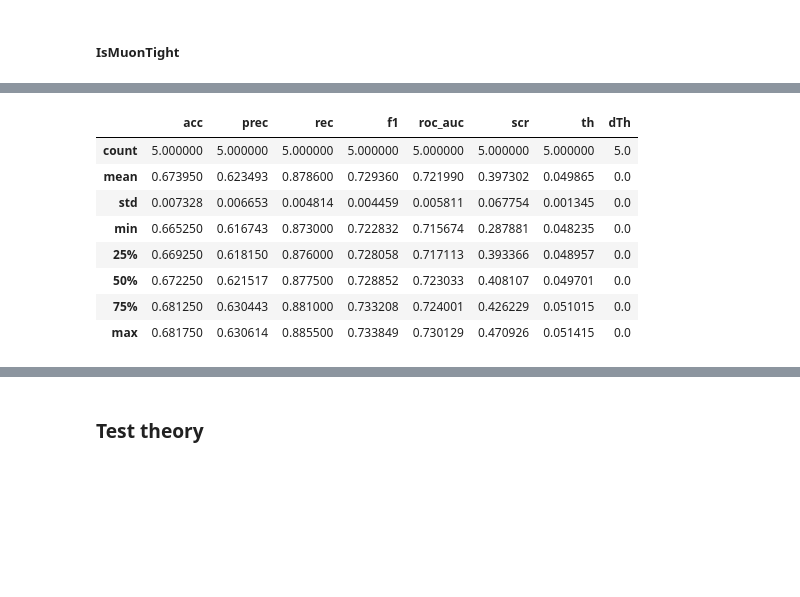
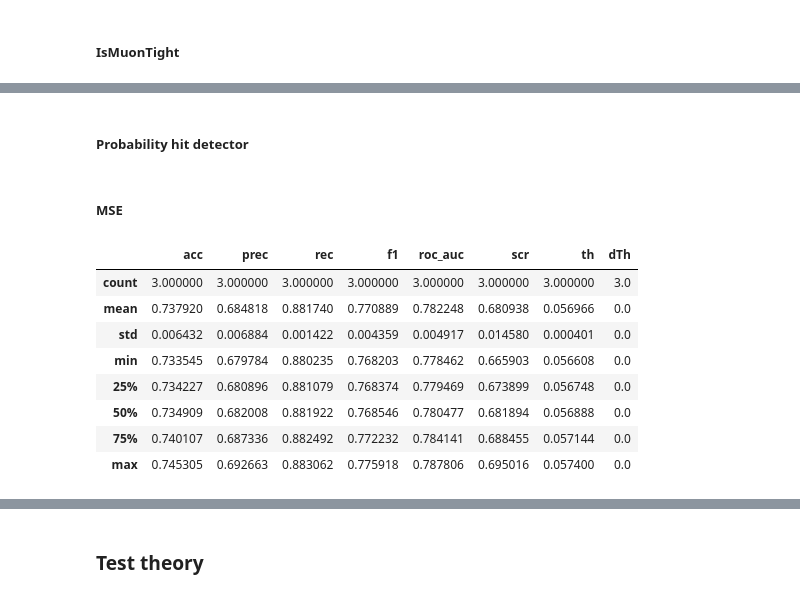
Before and after one commit to almaslov/idao2019, a Jupyter notebook: 05_scratches.ipynb, the cells around one changed output, grey strips where cells are left out. Drawn from its saved outputs; the diff is of its cells as text; code cells hidden in the pictures; blank space fills up the shorter version.

```diff
--- a/05_scratches.ipynb
+++ b/05_scratches.ipynb
@@ -146,7 +146,7 @@ def fit(train):
     transformer = DataTransformer().fit(train)
     train = transformer.transform(train)
 
-    estimator = xgb.XGBClassifier(n_estimators=100, n_jobs=3)
+    estimator = xgb.XGBClassifier(n_estimators=60, n_jobs=3)
     estimator.fit(train.values, target_train.label.values, sample_weight=target_train.weight.values, eval_metric=scoring.rejection90_sklearn)
     return transformer, estimator
 
@@ -299,36 +298,67 @@ SyntaxError: invalid syntax (<ipython-input-251-a2c32ad0f72d>, line 5)
+# %% [markdown]
+##### Probability hit detector
+# %%
+def add_probability_hit_detector(data, features):
+    p = data[mom_cols[0]].values
+
+    def prob(i):
+        alpha = (0.0260, 0.0021, 0.0015, 0.0008)
+        beta = (2040., 2387., 3320., 3903.)
+        t = (alpha[i] * (p - beta[i]))**(i+1)
+        return t / (1 + t)
+
+    for i in range(4):
+        data.loc[:, prob_hit_detector_cols[i]] = prob(i)
+
+    features += prob_hit_detector_cols
+    return data
+# %% [markdown]
+##### MSE
+# %%
+def add_mse(data, features):
+    dx = data.loc[:, x_cols + y_cols].values - data.loc[:, ex_cols + ey_cols].values
+    D = np.mean(dx**2, axis=1)
+
+    data.loc[:, err_cols[0]] = D
+    features += [err_cols[0]]
+    return data
 # %%
+%%time
 from sklearn.base import TransformerMixin
 
 class DataTransformer(TransformerMixin):
     def __init__(self, *featurizers):
         self.featurizers = featurizers
 
     def fit(self, data, y=None):
 #         self.pca_model = pca_fit(data)
         return self
 
     def transform(self, data):
         data = data.copy()
-        features = [] + coord_cols
+        features = [] + mom_cols + hit_type_cols + coord_cols + ecoord_cols
 
 #         pca_transform(self.pca_model, data, features)
-#         add_coses(data, features)
+#         add_is_muon_tight(data, features)
+        add_coses(data, features)
+        add_probability_hit_detector(data, features)
+        add_mse(data, features)
 
         if features:
             data = data.loc[:, features]
         else:
             data = data.drop(utils.TRAIN_COLUMNS, axis=1)
         return data
 
-df_scores = cross_validate(train, n_splits=5, n_rows=20000)
+df_scores = cross_validate(train, n_splits=3, n_rows=100000)
 display(df_scores.describe())
 # %% [output]
 |  | acc | prec | rec | f1 | roc_auc | scr | th | dTh |
-| count | 5.000000 | 5.000000 | 5.000000 | 5.000000 | 5.000000 | 5.000000 | 5.000000 | 5.0 |
-| mean | 0.673950 | 0.623493 | 0.878600 | 0.729360 | 0.721990 | 0.397302 | 0.049865 | 0.0 |
-| std | 0.007328 | 0.006653 | 0.004814 | 0.004459 | 0.005811 | 0.067754 | 0.001345 | 0.0 |
-| min | 0.665250 | 0.616743 | 0.873000 | 0.722832 | 0.715674 | 0.287881 | 0.048235 | 0.0 |
-| 25% | 0.669250 | 0.618150 | 0.876000 | 0.728058 | 0.717113 | 0.393366 | 0.048957 | 0.0 |
-| 50% | 0.672250 | 0.621517 | 0.877500 | 0.728852 | 0.723033 | 0.408107 | 0.049701 | 0.0 |
-| 75% | 0.681250 | 0.630443 | 0.881000 | 0.733208 | 0.724001 | 0.426229 | 0.051015 | 0.0 |
-| max | 0.681750 | 0.630614 | 0.885500 | 0.733849 | 0.730129 | 0.470926 | 0.051415 | 0.0 |
+| count | 3.000000 | 3.000000 | 3.000000 | 3.000000 | 3.000000 | 3.000000 | 3.000000 | 3.0 |
+| mean | 0.737920 | 0.684818 | 0.881740 | 0.770889 | 0.782248 | 0.680938 | 0.056966 | 0.0 |
+| std | 0.006432 | 0.006884 | 0.001422 | 0.004359 | 0.004917 | 0.014580 | 0.000401 | 0.0 |
+| min | 0.733545 | 0.679784 | 0.880235 | 0.768203 | 0.778462 | 0.665903 | 0.056608 | 0.0 |
+| 25% | 0.734227 | 0.680896 | 0.881079 | 0.768374 | 0.779469 | 0.673899 | 0.056748 | 0.0 |
+| 50% | 0.734909 | 0.682008 | 0.881922 | 0.768546 | 0.780477 | 0.681894 | 0.056888 | 0.0 |
+| 75% | 0.740107 | 0.687336 | 0.882492 | 0.772232 | 0.784141 | 0.688455 | 0.057144 | 0.0 |
+| max | 0.745305 | 0.692663 | 0.883062 | 0.775918 | 0.787806 | 0.695016 | 0.057400 | 0.0 |
```
Also changed, not shown: parts of 8 cells of this notebook, 1 other file.
